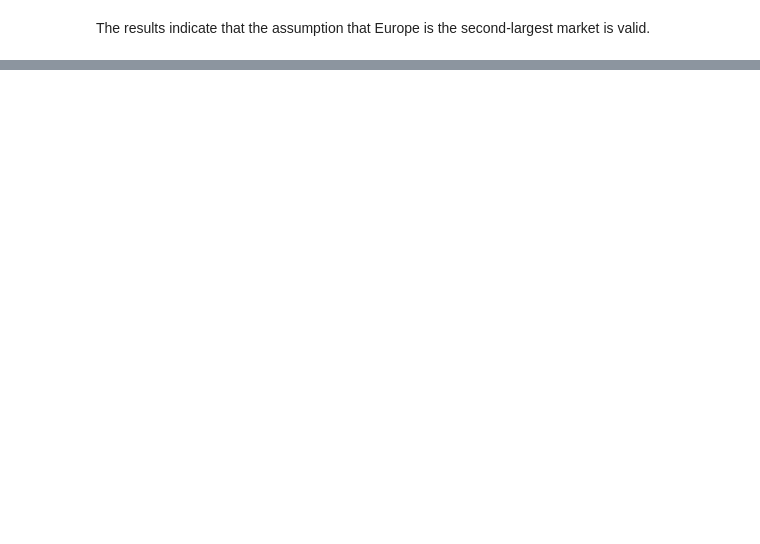
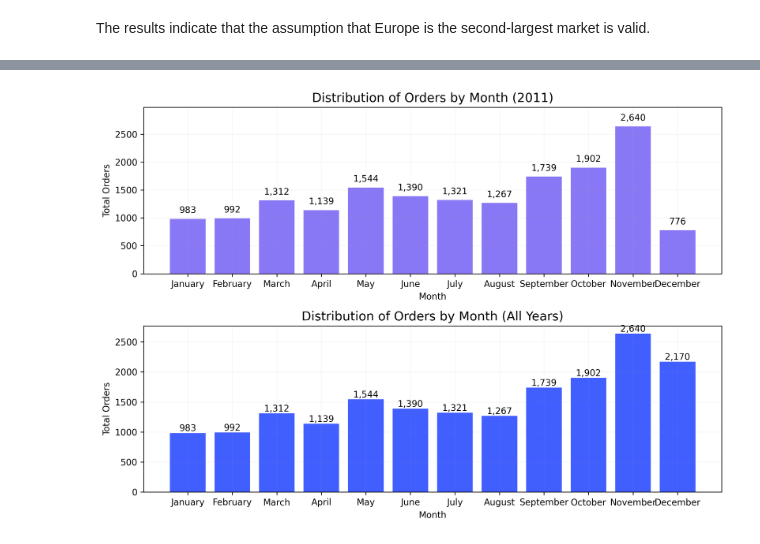
Before and after one commit to RV01011001/project_1-customer-segmentation, a Jupyter notebook: notebooks/03_exploratory_data_analysis.ipynb, the cells around one changed output, grey strips where cells are left out. Drawn from its saved outputs; the diff is of its cells as text; code cells hidden in the pictures; blank space fills up the shorter version.

```diff
--- a/notebooks/03_exploratory_data_analysis.ipynb
+++ b/notebooks/03_exploratory_data_analysis.ipynb
@@ -872,0 +950,9 @@ The results indicate that the assumption that Europe is the second-largest marke
+# %%
+month_distribution_2011 = (
+    df_time[df_time['year'] == 2011]
+    .groupby(['month', 'month_name'])['invoice_number']
+    .nunique()
+    .reset_index()
+    .sort_values('month')
+)
+month_distribution_2011
@@ -872,0 +973,8 @@ The results indicate that the assumption that Europe is the second-largest marke
+# %%
+month_distribution_all_years = (
+    df_time.groupby(['month', 'month_name'])['invoice_number']
+    .nunique()
+    .reset_index()
+    .sort_values('month')
+)
+month_distribution_all_years
@@ -873,2 +995,55 @@ The results indicate that the assumption that Europe is the second-largest marke
+# %%
+fig, (ax1, ax2) = plt.subplots(2, 1, figsize = (10, 7), dpi = 300)
+
+## PLot 1
+bars1 = ax1.bar(
+    month_distribution_2011['month_name'],
+    month_distribution_2011['invoice_number'],
+    color = '#8978f5'
+)
+
+for bar in bars1:
+    height = bar.get_height()
+    ax1.text(
+        bar.get_x() + bar.get_width() / 2,
+        height + 70,
+        f'{int(height):,}',
+        ha='center',
+        va='bottom'
+    )
+
+ax1.set_ylim(0, month_distribution_2011['invoice_number'].max() * 1.13)
+
+ax1.set_title('Distribution of Orders by Month (2011)', fontsize = 14)
+ax1.set_xlabel('Month')
+ax1.set_ylabel('Total Orders')
+ax1.grid(alpha = 0.1)
+
+## PLot 2
+bars2 = ax2.bar(
+    month_distribution_all_years['month_name'],
+    month_distribution_all_years['invoice_number'],
+    color = '#415eff'
+)
+
+for bar in bars2:
+    height = bar.get_height()
+    ax2.text(
+        bar.get_x() + bar.get_width() / 2,
+        height,
+        f'{int(height):,}',
+        ha='center',
+        va='bottom'
+    )
+
+ax2.set_title('Distribution of Orders by Month (All Years)', fontsize = 14)
+ax2.set_xlabel('Month')
+ax2.set_ylabel('Total Orders')
+ax2.grid(alpha = 0.1)
+
+plt.tight_layout()
+plt.show()
+# %% [output]
+[figure, added]
 # %% [markdown]
 When devided date/time column, answer for:
```
Also changed, not shown: parts of 15 cells of this notebook.
